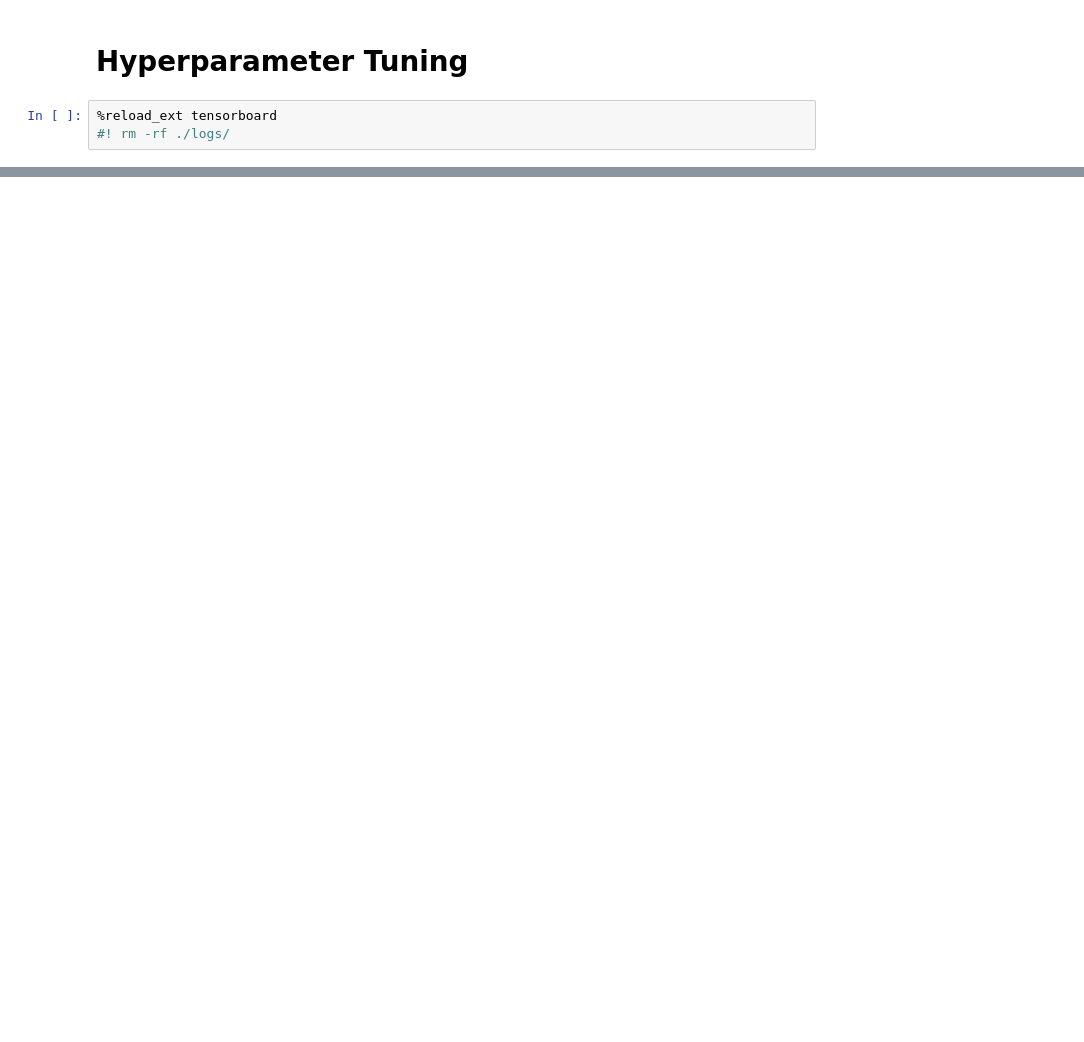
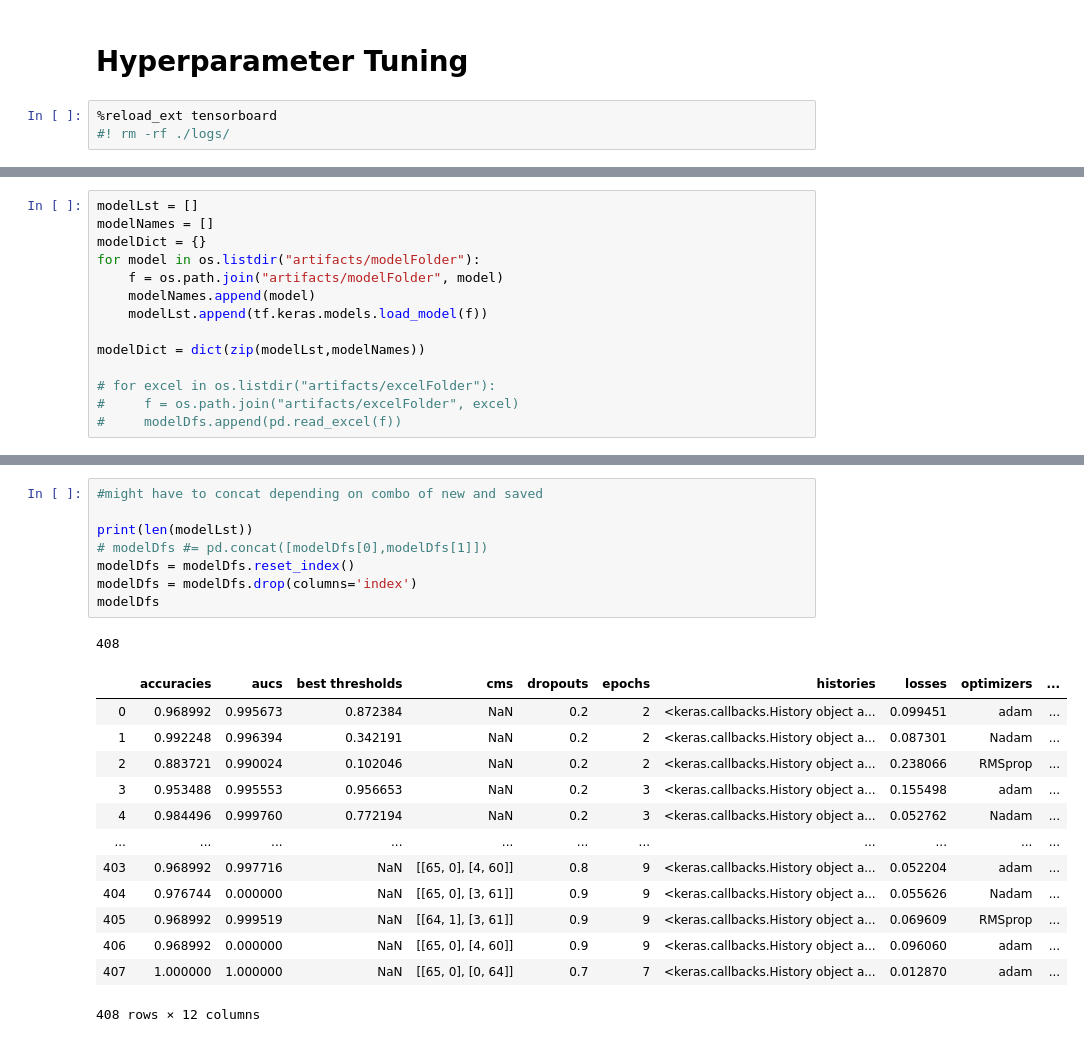
Before and after one commit to sdeittrick/Wildfire_Detection_Capstone_697, a Jupyter notebook: wildfire_prediction_pipeline/model_aggregation.ipynb, the cells around one changed output, grey strips where cells are left out. Cells and saved outputs as stored; diff of their text form; blank space fills up the shorter version.

```diff
--- a/wildfire_prediction_pipeline/model_aggregation.ipynb
+++ b/wildfire_prediction_pipeline/model_aggregation.ipynb
@@ -378,0 +200,14 @@ plot_metrics(history)
+# %%
+modelLst = []
+modelNames = []
+modelDict = {}
+for model in os.listdir("artifacts/modelFolder"):
+    f = os.path.join("artifacts/modelFolder", model)
+    modelNames.append(model)
+    modelLst.append(tf.keras.models.load_model(f))
+
+modelDict = dict(zip(modelLst,modelNames))
+
+# for excel in os.listdir("artifacts/excelFolder"):
+#     f = os.path.join("artifacts/excelFolder", excel)
+#     modelDfs.append(pd.read_excel(f))
@@ -378,0 +368,23 @@ plot_metrics(history)
+# %%
+#might have to concat depending on combo of new and saved
+
+print(len(modelLst))
+# modelDfs #= pd.concat([modelDfs[0],modelDfs[1]])
+modelDfs = modelDfs.reset_index()
+modelDfs = modelDfs.drop(columns='index')
+modelDfs
+# %% [output]
+408
+|  | accuracies | aucs | best thresholds | cms | dropouts | epochs | histories | losses | optimizers | ... |
+| 0 | 0.968992 | 0.995673 | 0.872384 | NaN | 0.2 | 2 | <keras.callbacks.History object a... | 0.099451 | adam | ... |
+| 1 | 0.992248 | 0.996394 | 0.342191 | NaN | 0.2 | 2 | <keras.callbacks.History object a... | 0.087301 | Nadam | ... |
+| 2 | 0.883721 | 0.990024 | 0.102046 | NaN | 0.2 | 2 | <keras.callbacks.History object a... | 0.238066 | RMSprop | ... |
+| 3 | 0.953488 | 0.995553 | 0.956653 | NaN | 0.2 | 3 | <keras.callbacks.History object a... | 0.155498 | adam | ... |
+| 4 | 0.984496 | 0.999760 | 0.772194 | NaN | 0.2 | 3 | <keras.callbacks.History object a... | 0.052762 | Nadam | ... |
+| ... | ... | ... | ... | ... | ... | ... | ... | ... | ... | ... |
+| 403 | 0.968992 | 0.997716 | NaN | [[65, 0], [4, 60]] | 0.8 | 9 | <keras.callbacks.History object a... | 0.052204 | adam | ... |
+| 404 | 0.976744 | 0.000000 | NaN | [[65, 0], [3, 61]] | 0.9 | 9 | <keras.callbacks.History object a... | 0.055626 | Nadam | ... |
+| 405 | 0.968992 | 0.999519 | NaN | [[64, 1], [3, 61]] | 0.9 | 9 | <keras.callbacks.History object a... | 0.069609 | RMSprop | ... |
+| 406 | 0.968992 | 0.000000 | NaN | [[65, 0], [4, 60]] | 0.9 | 9 | <keras.callbacks.History object a... | 0.096060 | adam | ... |
+| 407 | 1.000000 | 1.000000 | NaN | [[65, 0], [0, 64]] | 0.7 | 7 | <keras.callbacks.History object a... | 0.012870 | adam | ... |
+408 rows × 12 columns
```
Also changed, not shown: parts of 42 cells of this notebook, 1 other file.
